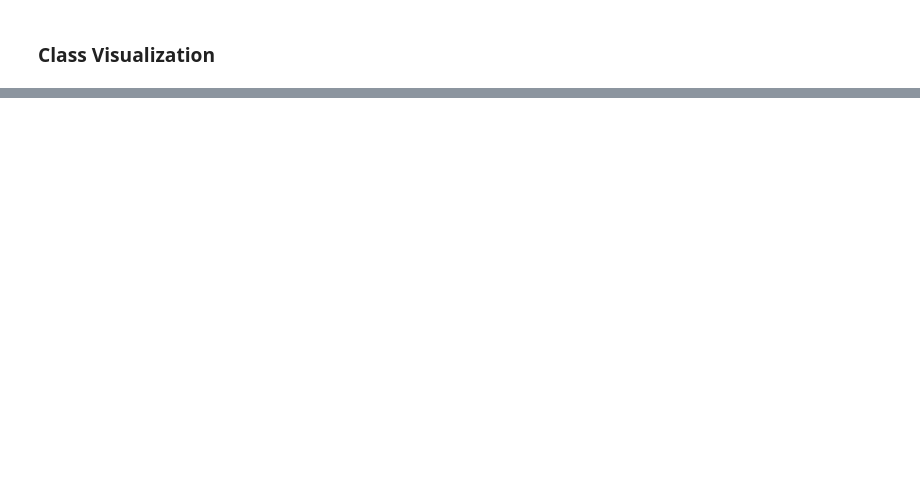
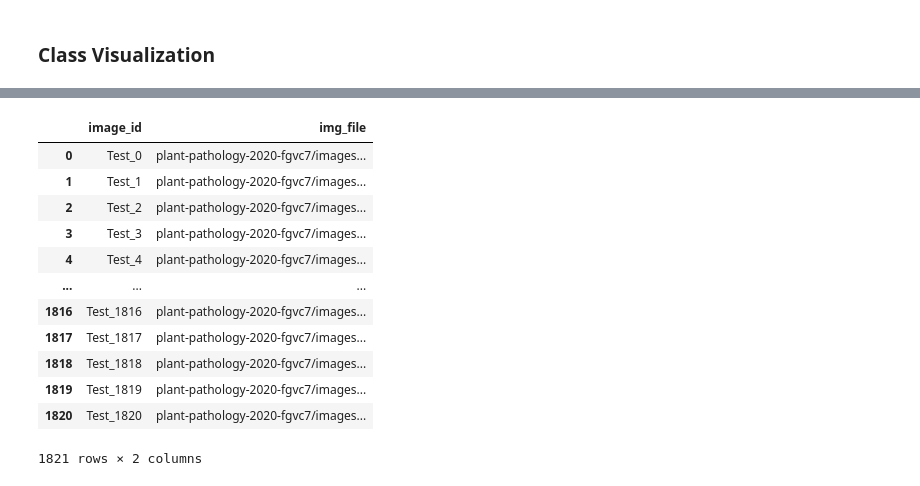
Before and after one commit to AnishWalawalkar/plant-pathology, a Jupyter notebook: Plant Pathology.ipynb, the cells around one changed output, grey strips where cells are left out. Saved outputs shown, nothing was run; the diff lists cells and outputs as text; code cells hidden in the pictures; blank space fills up the shorter version.

```diff
--- a/Plant Pathology.ipynb
+++ b/Plant Pathology.ipynb
@@ -245,0 +297,16 @@ create_class_visualization(y[0], model, torch.FloatTensor, class_names)
+# %%
+test_df
+# %% [output]
+|  | image_id | img_file |
+| 0 | Test_0 | plant-pathology-2020-fgvc7/images... |
+| 1 | Test_1 | plant-pathology-2020-fgvc7/images... |
+| 2 | Test_2 | plant-pathology-2020-fgvc7/images... |
+| 3 | Test_3 | plant-pathology-2020-fgvc7/images... |
+| 4 | Test_4 | plant-pathology-2020-fgvc7/images... |
+| ... | ... | ... |
+| 1816 | Test_1816 | plant-pathology-2020-fgvc7/images... |
+| 1817 | Test_1817 | plant-pathology-2020-fgvc7/images... |
+| 1818 | Test_1818 | plant-pathology-2020-fgvc7/images... |
+| 1819 | Test_1819 | plant-pathology-2020-fgvc7/images... |
+| 1820 | Test_1820 | plant-pathology-2020-fgvc7/images... |
+1821 rows × 2 columns
```
Also changed, not shown: parts of 15 cells of this notebook, 2 other files.
